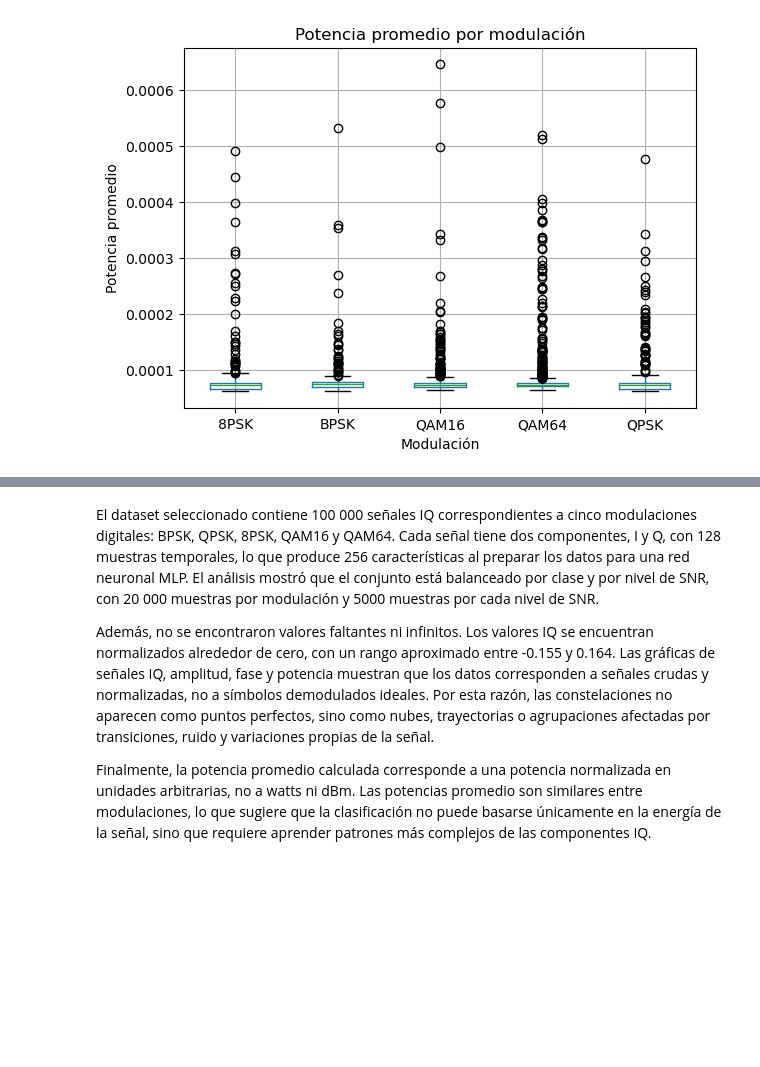
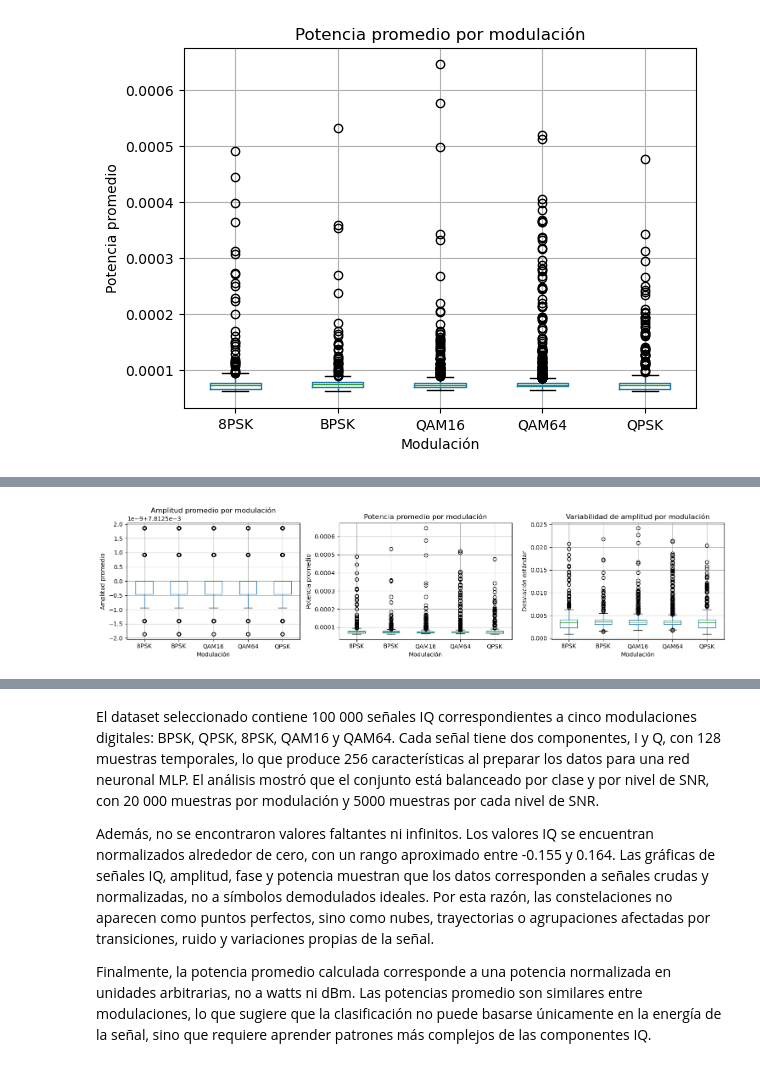
Before and after one commit to gbberru/ML-Digital-Modulations-classifier, a Jupyter notebook: notebook/digital-modulations-classifier.ipynb, the cells around one changed output, grey strips where cells are left out. Cells and saved outputs as stored; diff of their text form; code cells hidden in the pictures; blank space fills up the shorter version.

```diff
--- a/notebook/digital-modulations-classifier.ipynb
+++ b/notebook/digital-modulations-classifier.ipynb
@@ -396,0 +443,23 @@ plt.show()
+# %%
+fig, axes = plt.subplots(1, 3, figsize=(15, 4))
+
+df_eda_features.boxplot(column="amplitude_mean", by="modulation", ax=axes[0])
+axes[0].set_title("Amplitud promedio por modulación")
+axes[0].set_xlabel("Modulación")
+axes[0].set_ylabel("Amplitud promedio")
+
+df_eda_features.boxplot(column="power_mean", by="modulation", ax=axes[1])
+axes[1].set_title("Potencia promedio por modulación")
+axes[1].set_xlabel("Modulación")
+axes[1].set_ylabel("Potencia promedio")
+
+df_eda_features.boxplot(column="amplitude_std", by="modulation", ax=axes[2])
+axes[2].set_title("Variabilidad de amplitud por modulación")
+axes[2].set_xlabel("Modulación")
+axes[2].set_ylabel("Desviación estándar")
+
+plt.suptitle("")
+plt.tight_layout()
+plt.show()
+# %% [output]
+[figure, added]
```
Also changed, not shown: parts of 23 cells of this notebook.
